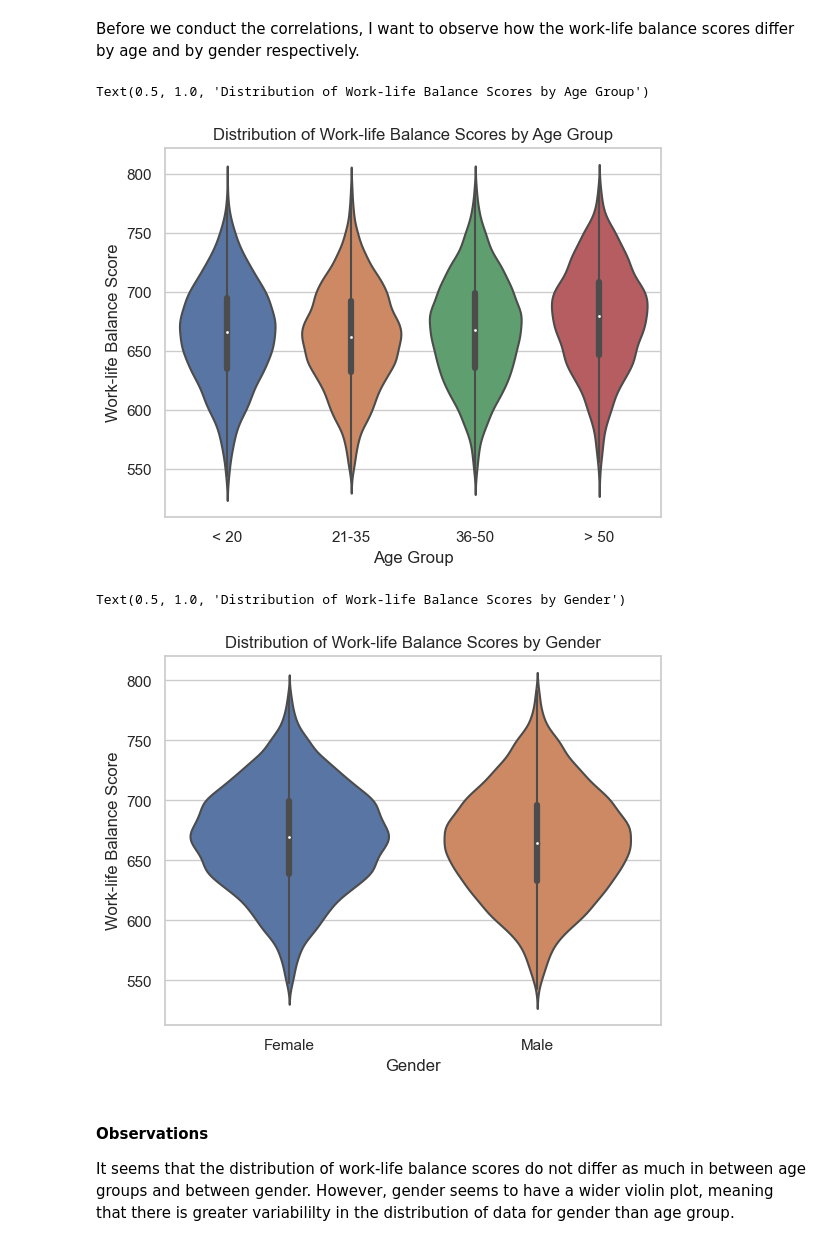
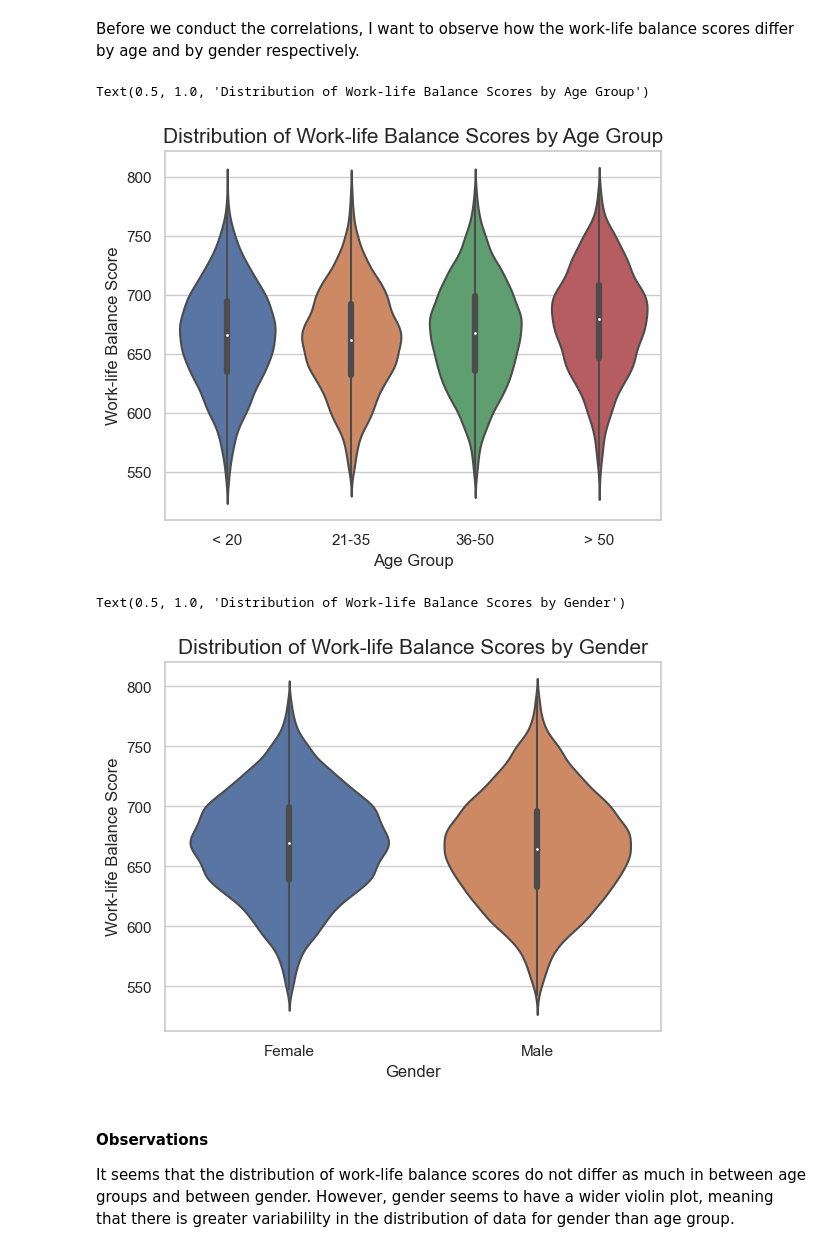
Before and after one commit to ubco-W2022T2-data301/project-group-group06, a Jupyter notebook: analysis/analysis2.ipynb, the cells around one changed output. Drawn from its saved outputs; the diff is of its cells as text; code cells hidden in the pictures.

```diff
--- a/analysis/analysis2.ipynb
+++ b/analysis/analysis2.ipynb
@@ -331,8 +331,10 @@ dtaGroup.describe().T
 # %%
 # Observe count of our 2 demographic variables of interest
 df['Gender'].value_counts()
+sns.set_theme(style = "white", font_scale = 1.5)
 plot = sns.countplot(data = df, x = 'Age', hue = 'Gender', palette = 'vlag').set(ylabel='Count')
 plt.legend(title = 'Gender')
+plt.title('Frequency of Demographic Variables - Age and Gender')
 
 # Since we want to group them by gender and age, we visualize them separately
 # from the other variables (i.e., factors)
@@ -375,16 +377,16 @@ Before we conduct the correlations, I want to observe how the work-life balance
 # %%
 sns.set(style = "whitegrid")
 order = ['< 20', '21-35', '36-50', '> 50']
 
 sns.violinplot(x='Age', y='Work_life_balance_score', data=df, order=order)
 
 # Set the axis labels
 plt.xlabel('Age Group')
 plt.ylabel('Work-life Balance Score')
-plt.title('Distribution of Work-life Balance Scores by Age Group')
+plt.title('Distribution of Work-life Balance Scores by Age Group', fontsize = 15)
 # %% [output]
 Text(0.5, 1.0, 'Distribution of Work-life Balance Scores by Age Group')
-[figure, old version]
+[figure, new version]
 # %%
 sns.set(style = "whitegrid")
 
@@ -394,10 +396,10 @@ sns.violinplot(x='Gender', y='Work_life_balance_score', data=df)
 # Set the axis labels
 plt.xlabel('Gender')
 plt.ylabel('Work-life Balance Score')
-plt.title('Distribution of Work-life Balance Scores by Gender')
+plt.title('Distribution of Work-life Balance Scores by Gender', fontsize = 15)
 # %% [output]
 Text(0.5, 1.0, 'Distribution of Work-life Balance Scores by Gender')
-[figure, old version]
+[figure, new version]
 # %% [markdown]
 #### Observations
 It seems that the distribution of work-life balance scores do not differ as much in between age groups and between gender.
```
Also changed, not shown: parts of 1 cell of this notebook.
